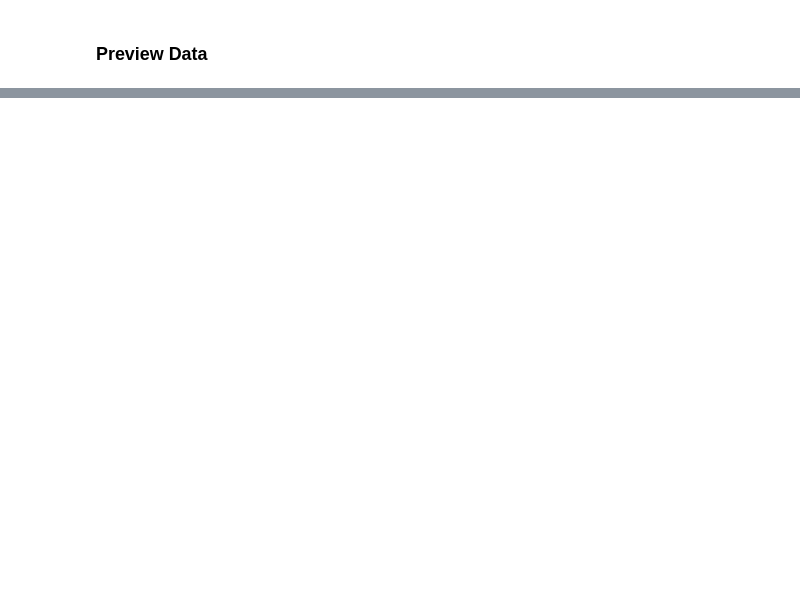
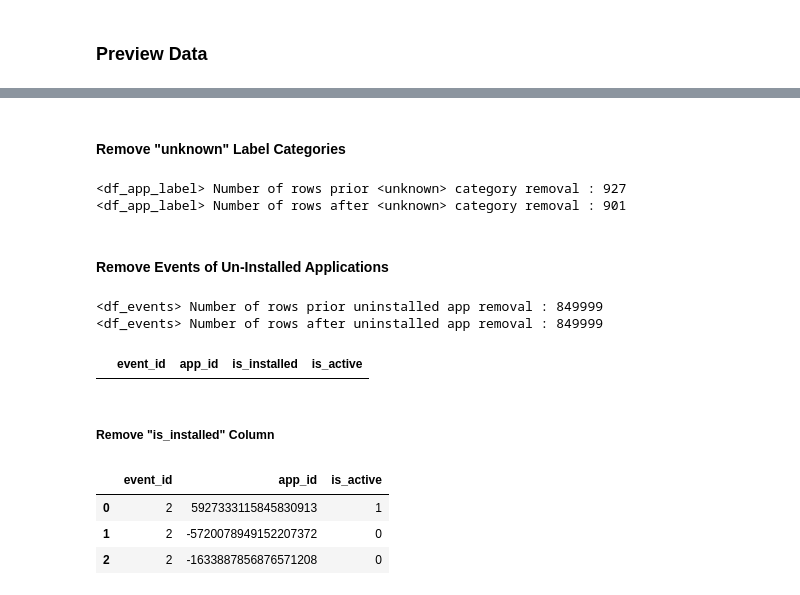
Before and after one commit to wlee0515/Application_Criteria_Generator, a Jupyter notebook: Application_Criteria_Generator/Code/DataPrep/Data Wrangling & Cleaning.ipynb, the cells around one changed output, grey strips where cells are left out. Cells and saved outputs as stored; diff of their text form; code cells hidden in the pictures; blank space fills up the shorter version.

```diff
--- a/Application_Criteria_Generator/Code/DataPrep/Data Wrangling & Cleaning.ipynb
+++ b/Application_Criteria_Generator/Code/DataPrep/Data Wrangling & Cleaning.ipynb
@@ -140,0 +168,24 @@ df_app_events.head(10)
+# %%
+print("<df_app_label> Number of rows prior drop NA : {0}".format(len(df_app_label)))
+df_app_label = df_app_label.dropna()
+print("<df_app_label> Number of rows after drop NA : {0}".format(len(df_app_label)))
+print()
+print("<df_gender_age_train> Number of rows prior drop NA : {0}".format(len(df_gender_age_train)))
+df_gender_age_train = df_gender_age_train.dropna()
+print("<df_gender_age_train> Number of rows after drop NA : {0}".format(len(df_gender_age_train)))
+print()
+print("<df_label_categories> Number of rows prior drop NA : {0}".format(len(df_label_categories)))
+df_label_categories = df_label_categories.dropna()
+print("<df_label_categories> Number of rows after drop NA : {0}".format(len(df_label_categories)))
+print()
+print("<df_phone_brand_device_model> Number of rows prior drop NA : {0}".format(len(df_phone_brand_device_model)))
+df_phone_brand_device_model = df_phone_brand_device_model.dropna()
+print("<df_phone_brand_device_model> Number of rows after drop NA : {0}".format(len(df_phone_brand_device_model)))
+print()
+print("<df_app_events> Number of rows prior drop NA : {0}".format(len(df_app_events)))
+df_app_events = df_app_events.dropna()
+print("<df_app_events> Number of rows after drop NA : {0}".format(len(df_app_events)))
+print()
+print("<df_events> Number of rows prior drop NA : {0}".format(len(df_events)))
+df_events = df_events.dropna()
+print("<df_events> Number of rows after drop NA : {0}".format(len(df_events)))
@@ -140,0 +210,34 @@ df_app_events.head(10)
+# %% [markdown]
+#### Remove "unknown" Label Categories
+# %%
+print("<df_app_label> Number of rows prior <unknown> category removal : {0}".format(len(df_label_categories)))
+
+df_label_categories = df_label_categories[(df_label_categories["category"] != "") & (df_label_categories["category"] != "NaN") & (df_label_categories["category"] != "unknown")]
+
+print("<df_app_label> Number of rows after <unknown> category removal : {0}".format(len(df_label_categories)))
+# %% [output]
+<df_app_label> Number of rows prior <unknown> category removal : 927
+<df_app_label> Number of rows after <unknown> category removal : 901
+# %% [markdown]
+#### Remove Events of Un-Installed Applications
+# %%
+print("<df_events> Number of rows prior uninstalled app removal : {0}".format(len(df_events)))
+
+df_app_events = df_app_events[(df_app_events["is_installed"] == 1)]
+print("<df_events> Number of rows after uninstalled app removal : {0}".format(len(df_events)))
+
+df_app_events[(df_app_events["is_installed"] == 0)]
+# %% [output]
+<df_events> Number of rows prior uninstalled app removal : 849999
+<df_events> Number of rows after uninstalled app removal : 849999
+|  | event_id | app_id | is_installed | is_active |
+# %% [markdown]
+##### Remove "is_installed" Column
+# %%
+df_app_events = df_app_events.drop("is_installed", axis=1)
+df_app_events.head(3)
+# %% [output]
+|  | event_id | app_id | is_active |
+| 0 | 2 | 5927333115845830913 | 1 |
+| 1 | 2 | -5720078949152207372 | 0 |
+| 2 | 2 | -1633887856876571208 | 0 |
```
Also changed, not shown: parts of 65 cells of this notebook.
